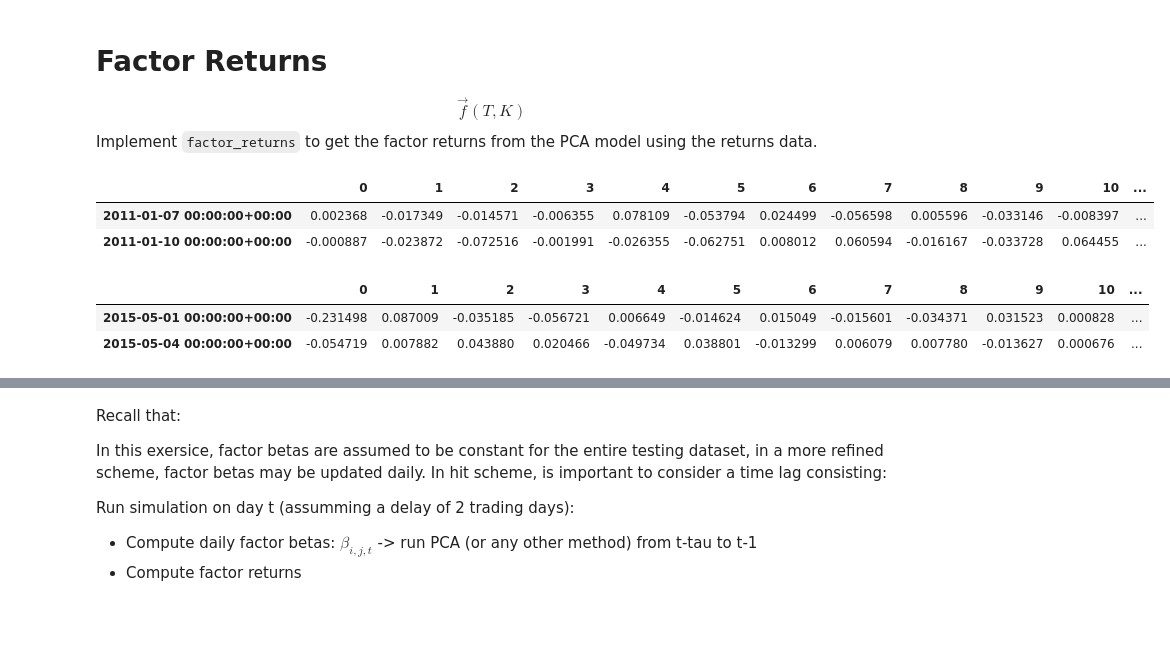
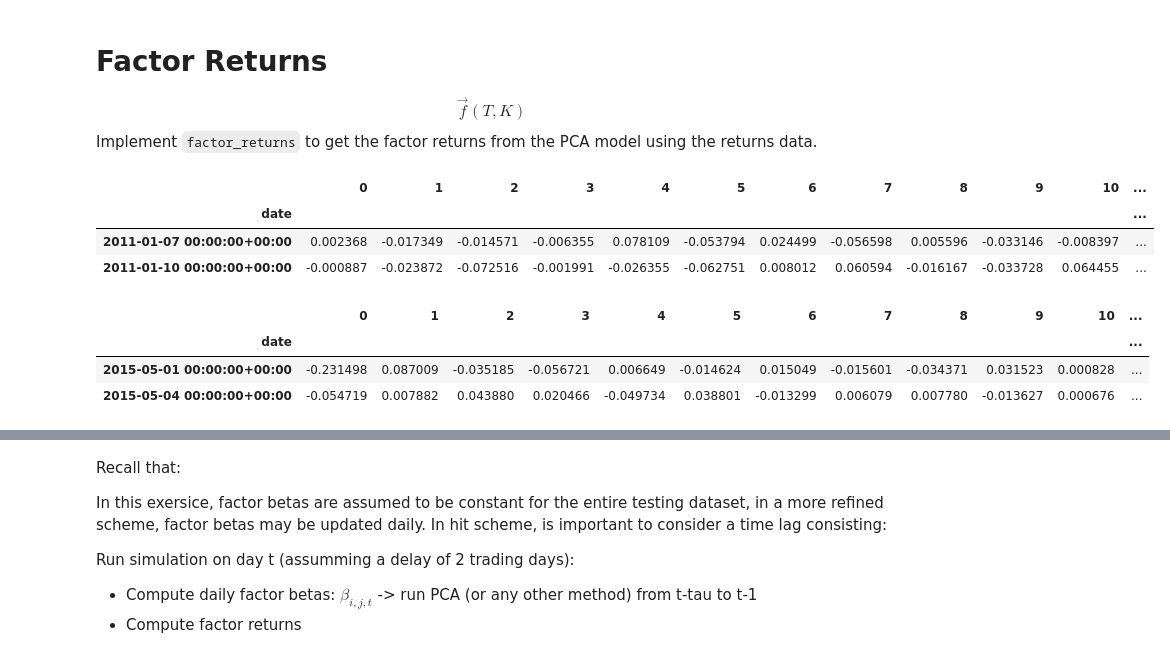
Before and after one commit to manualrg/dslab-ai-for-trading, a Jupyter notebook: risk_factors/02_riskfactor_pca.ipynb, the cells around one changed output, grey strips where cells are left out. Drawn from its saved outputs; the diff is of its cells as text; code cells hidden in the pictures; blank space fills up the shorter version.

```diff
--- a/risk_factors/02_riskfactor_pca.ipynb
+++ b/risk_factors/02_riskfactor_pca.ipynb
@@ -127,14 +127,15 @@ Implement `factor_returns` to get the factor returns from the PCA model using th
 # %%
 risk_model['factor_returns'] = risk_utils.factor_returns(
     pca,
     X_train,
     X_train.index,
     np.arange(num_factor_exposures))
-
+risk_model['factor_returns'].index.name = 'date'
 
 risk_model['factor_returns'][:2]
 # %% [output]
 |  | 0 | 1 | 2 | 3 | 4 | 5 | 6 | 7 | 8 | 9 | 10 | ... |
+| date |  |  |  |  |  |  |  |  |  |  |  | ... |
 | 2011-01-07 00:00:00+00:00 | 0.002368 | -0.017349 | -0.014571 | -0.006355 | 0.078109 | -0.053794 | 0.024499 | -0.056598 | 0.005596 | -0.033146 | -0.008397 | ... |
 | 2011-01-10 00:00:00+00:00 | -0.000887 | -0.023872 | -0.072516 | -0.001991 | -0.026355 | -0.062751 | 0.008012 | 0.060594 | -0.016167 | -0.033728 | 0.064455 | ... |
 # %%
@@ -143,9 +144,11 @@ risk_model_test['factor_returns'] = risk_utils.factor_returns(
     X_test,
     X_test.index,
     np.arange(num_factor_exposures))
+risk_model_test['factor_returns'].index.name = 'date'
 risk_model_test['factor_returns'][:2]
 # %% [output]
 |  | 0 | 1 | 2 | 3 | 4 | 5 | 6 | 7 | 8 | 9 | 10 | ... |
+| date |  |  |  |  |  |  |  |  |  |  |  | ... |
 | 2015-05-01 00:00:00+00:00 | -0.231498 | 0.087009 | -0.035185 | -0.056721 | 0.006649 | -0.014624 | 0.015049 | -0.015601 | -0.034371 | 0.031523 | 0.000828 | ... |
 | 2015-05-04 00:00:00+00:00 | -0.054719 | 0.007882 | 0.043880 | 0.020466 | -0.049734 | 0.038801 | -0.013299 | 0.006079 | 0.007780 | -0.013627 | 0.000676 | ... |
 # %%
```
Also changed, not shown: parts of 5 cells of this notebook.
